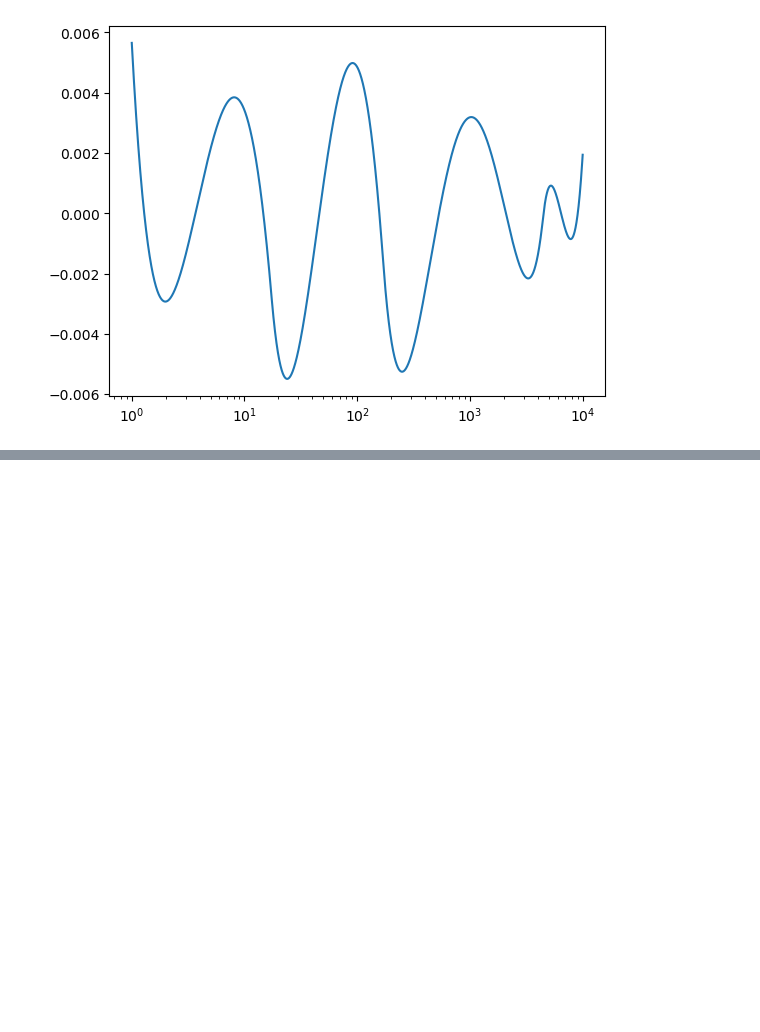
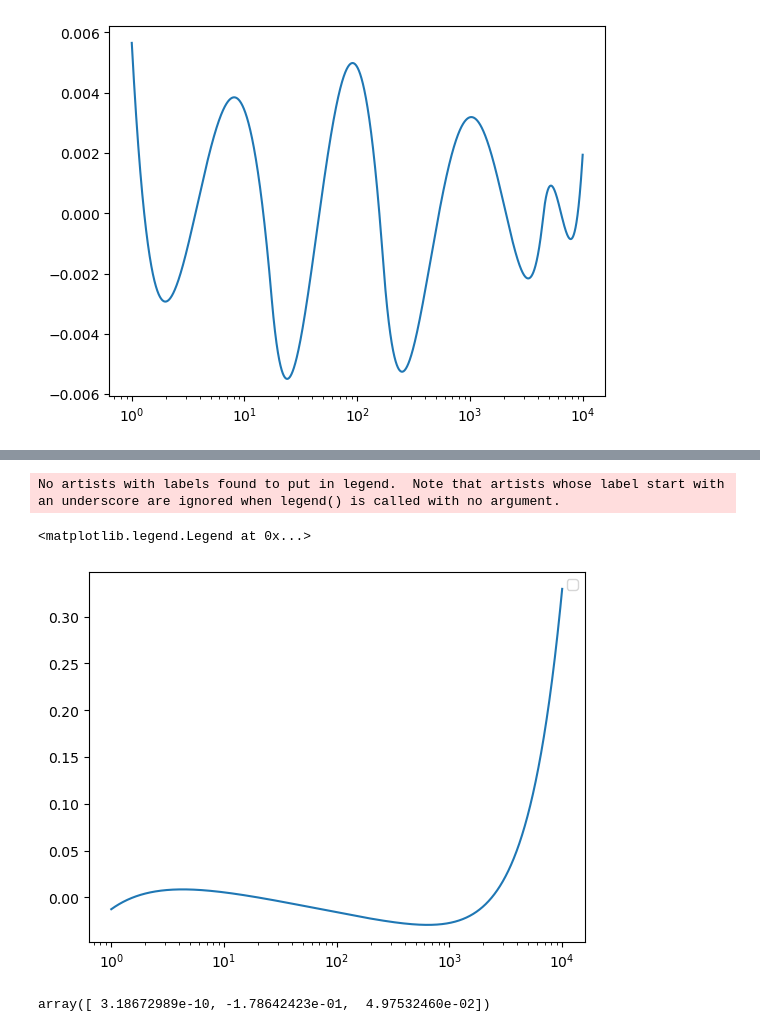
Before and after one commit to wostling/SavinGroup, a Jupyter notebook: Contiuous_Piecewise_Fits.ipynb, the cells around one changed output, grey strips where cells are left out. Drawn from its saved outputs; the diff is of its cells as text; code cells hidden in the pictures; blank space fills up the shorter version.

```diff
--- a/Contiuous_Piecewise_Fits.ipynb
+++ b/Contiuous_Piecewise_Fits.ipynb
@@ -198,0 +234,17 @@ plt.xscale("log")
+# %%
+percent = []
+for char in range(len(fit_rates)):
+    num = (fit_rates[char] - rates[char])/rates[char]
+    percent.append(num)
+plt.plot(temps, percent)
+plt.xscale("log")
+#plt.yscale("log")
+plt.legend()
+# %% [output]
+No artists with labels found to put in legend.  Note that artists whose label start with an underscore are ignored when legend() is called with no argument.
+<matplotlib.legend.Legend at 0x...>
+[figure, added]
+# %%
+popt
+# %% [output]
+array([ 3.18672989e-10, -1.78642423e-01,  4.97532460e-02])
```
Also changed, not shown: parts of 21 cells of this notebook.
